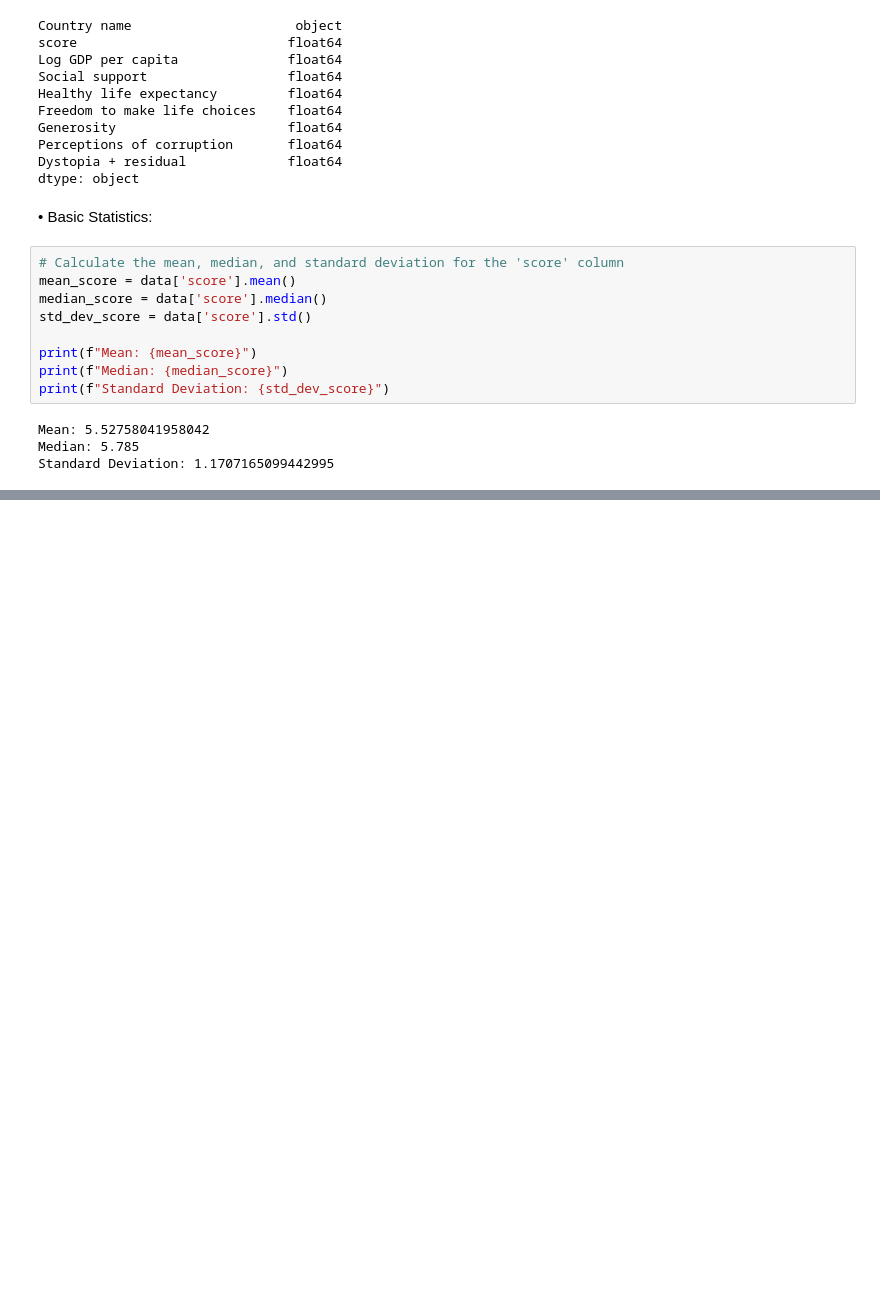
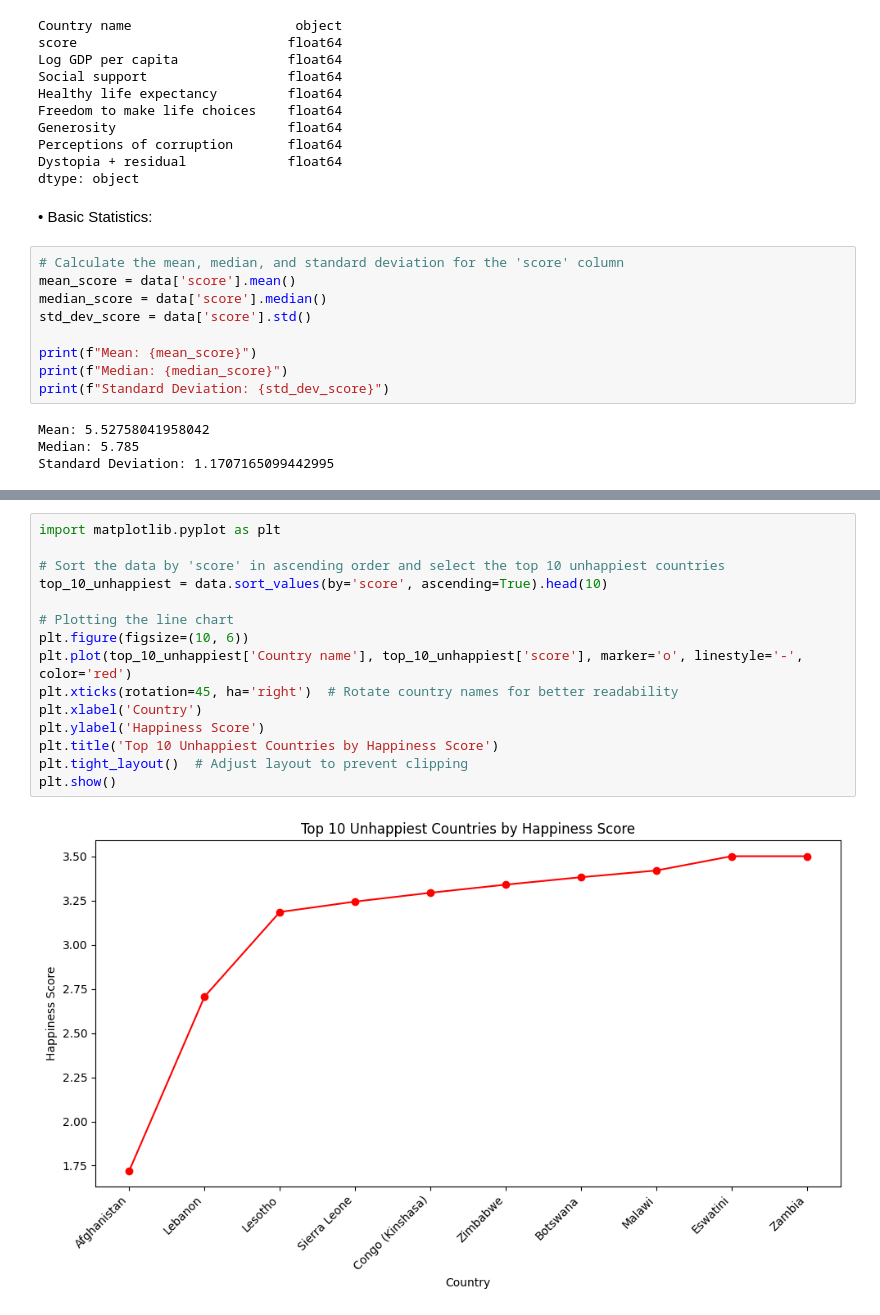
Before and after one commit to princesapkota/assignment1, a Jupyter notebook: assignment1.ipynb, the cells around one changed output, grey strips where cells are left out. Cells and saved outputs as stored; diff of their text form; blank space fills up the shorter version.

```diff
--- a/assignment1.ipynb
+++ b/assignment1.ipynb
@@ -75,0 +202,17 @@ Standard Deviation: 1.1707165099442995
+# %%
+import matplotlib.pyplot as plt
+
+# Sort the data by 'score' in ascending order and select the top 10 unhappiest countries
+top_10_unhappiest = data.sort_values(by='score', ascending=True).head(10)
+
+# Plotting the line chart
+plt.figure(figsize=(10, 6))
+plt.plot(top_10_unhappiest['Country name'], top_10_unhappiest['score'], marker='o', linestyle='-', color='red')
+plt.xticks(rotation=45, ha='right')  # Rotate country names for better readability
+plt.xlabel('Country')
+plt.ylabel('Happiness Score')
+plt.title('Top 10 Unhappiest Countries by Happiness Score')
+plt.tight_layout()  # Adjust layout to prevent clipping
+plt.show()
+# %% [output]
+[figure, added]
```
Also changed, not shown: parts of 45 cells of this notebook.
